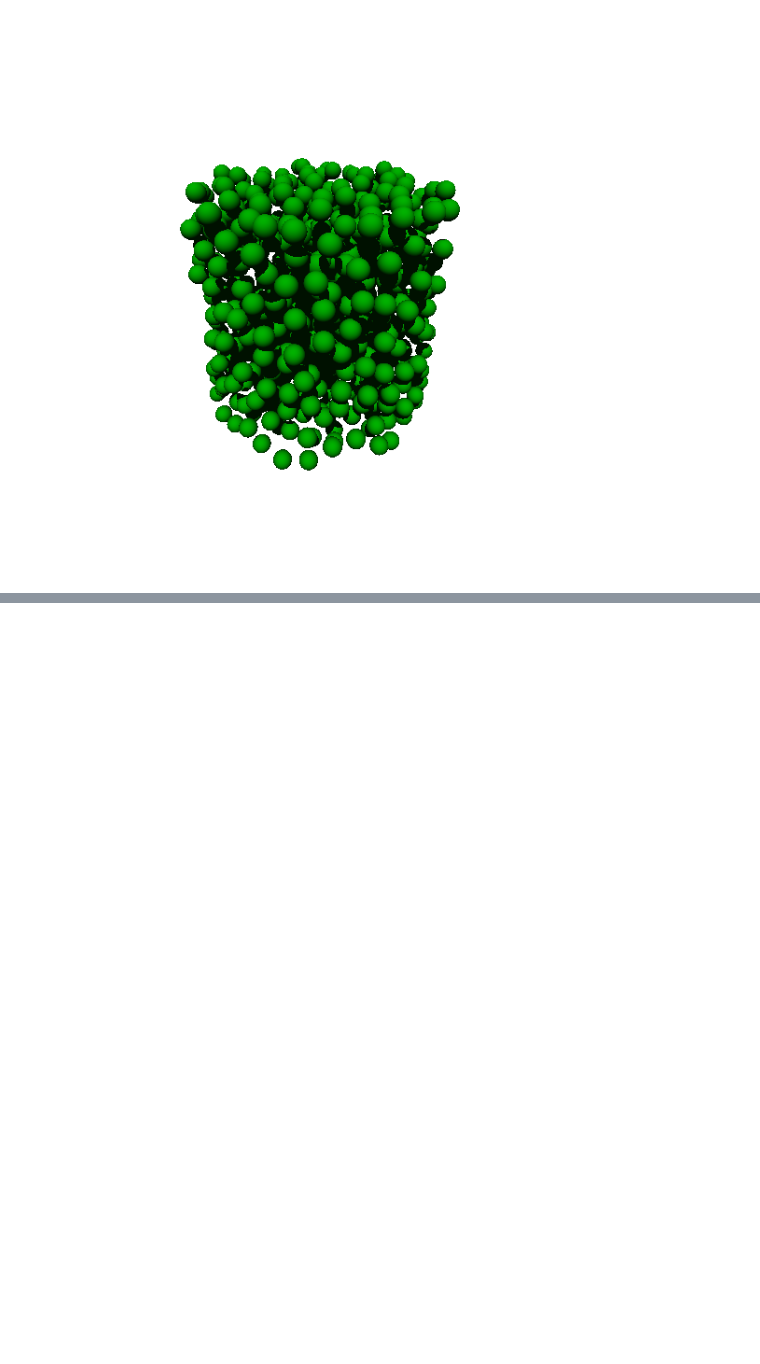
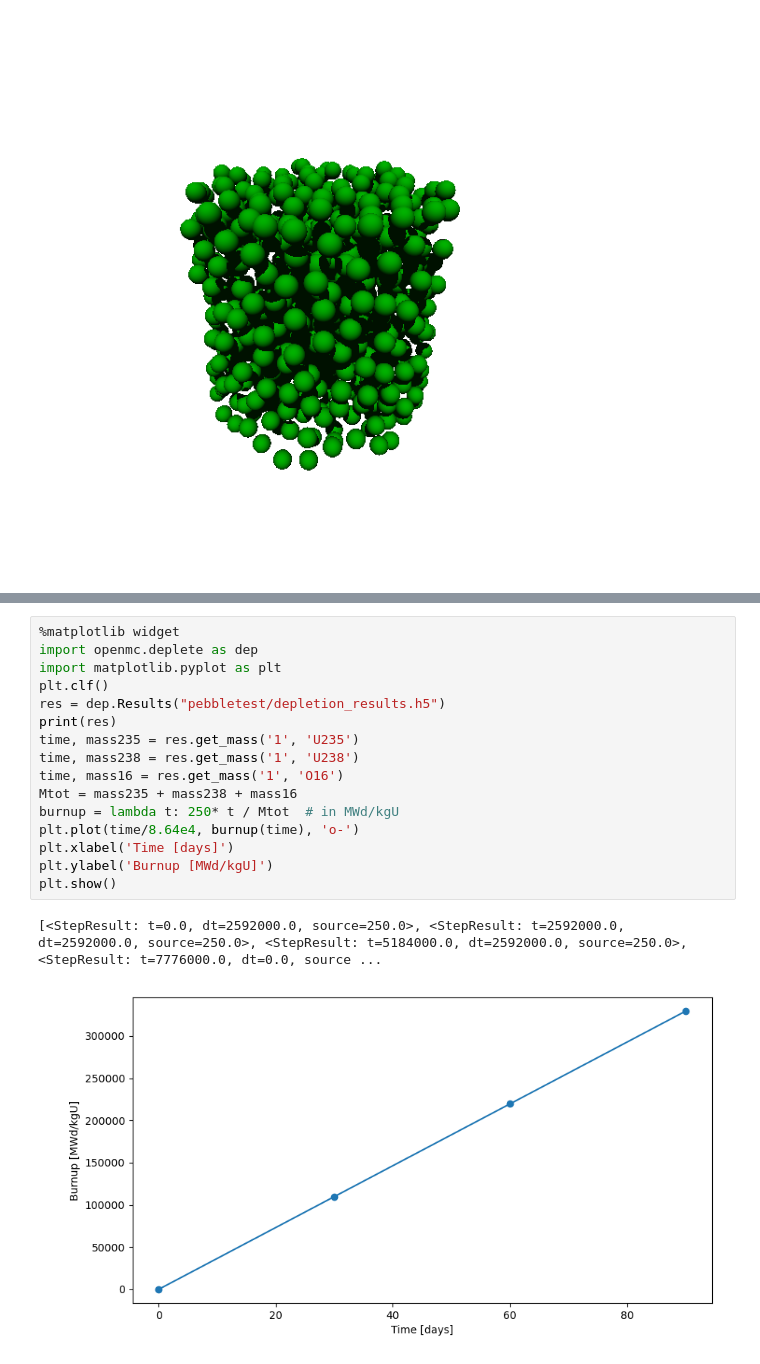
Before and after one commit to mrandrson/sulistuff, a Jupyter notebook: TRISO.ipynb, the cells around one changed output, grey strips where cells are left out. Drawn from its saved outputs; the diff is of its cells as text; blank space fills up the shorter version.

```diff
--- a/TRISO.ipynb
+++ b/TRISO.ipynb
@@ -159,0 +190,19 @@ Pixels: 600 600
+# %%
+%matplotlib widget
+import openmc.deplete as dep
+import matplotlib.pyplot as plt
+plt.clf()
+res = dep.Results("pebbletest/depletion_results.h5")
+print(res)
+time, mass235 = res.get_mass('1', 'U235')
+time, mass238 = res.get_mass('1', 'U238')
+time, mass16 = res.get_mass('1', 'O16')
+Mtot = mass235 + mass238 + mass16
+burnup = lambda t: 250* t / Mtot  # in MWd/kgU
+plt.plot(time/8.64e4, burnup(time), 'o-')
+plt.xlabel('Time [days]')
+plt.ylabel('Burnup [MWd/kgU]')
+plt.show()
+# %% [output]
+[<StepResult: t=0.0, dt=2592000.0, source=250.0>, <StepResult: t=2592000.0, dt=2592000.0, source=250.0>, <StepResult: t=5184000.0, dt=2592000.0, source=250.0>, <StepResult: t=7776000.0, dt=0.0, source ...
+[figure, added]
```
Also changed, not shown: parts of 3 cells of this notebook, 17 other files.
